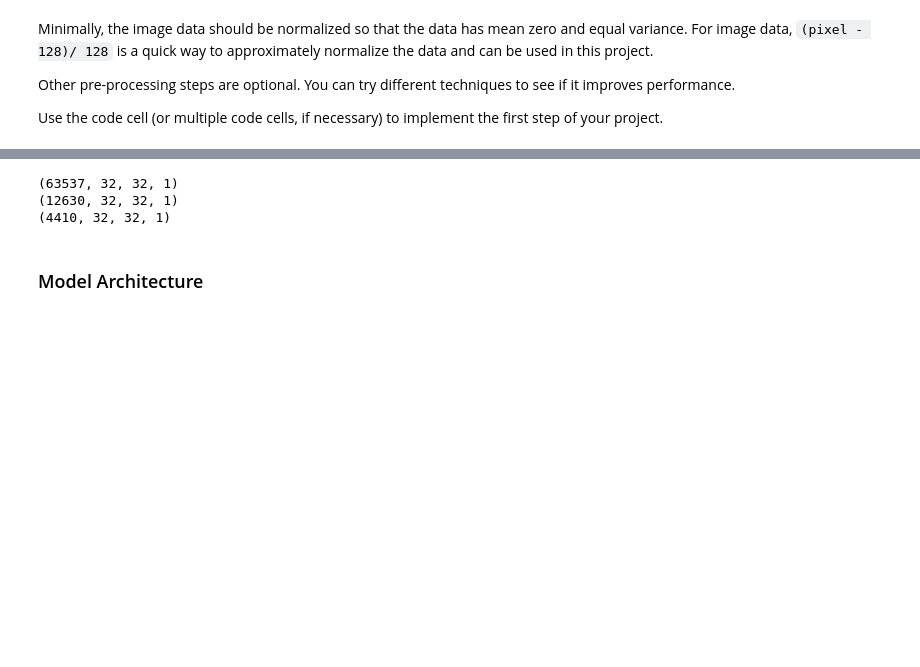
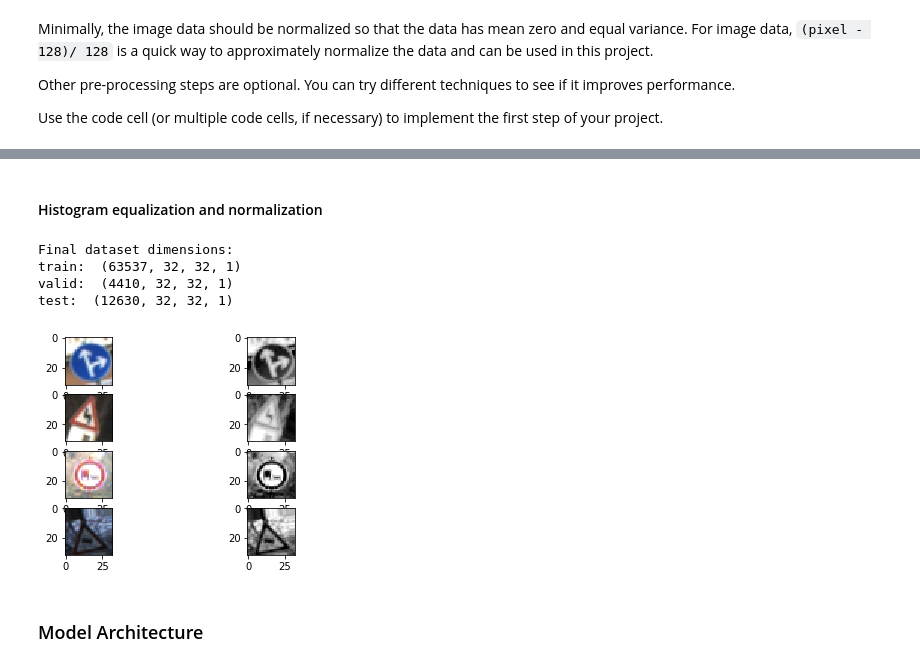
Before and after one commit to rdhelli/CarND-Traffic-Sign-Classifier-Project, a Jupyter notebook: Traffic_Sign_Classifier.ipynb, the cells around one changed output, grey strips where cells are left out. Cells and saved outputs as stored; diff of their text form; code cells hidden in the pictures; blank space fills up the shorter version.

```diff
--- a/Traffic_Sign_Classifier.ipynb
+++ b/Traffic_Sign_Classifier.ipynb
@@ -292,43 +315,57 @@ plt.show()
 [figure]
+# %% [markdown]
+#### Histogram equalization and normalization
 # %%
 ### Preprocess the data here. It is required to normalize the data. Other preprocessing steps could include
 ### converting to grayscale, etc.
 ### Feel free to use as many code cells as needed.
 
 from sklearn.utils import shuffle
 import cv2
 
-X_train, y_train = shuffle(X_train, y_train)
-
-def preproc(data):
+def preprocess(data):
     imgs = np.ndarray((data.shape[0], 32, 32, 1), dtype=np.uint8)
     for i, img in enumerate(data):
         img = img.astype(np.uint8)
         img = cv2.cvtColor(img, cv2.COLOR_BGR2GRAY)
         img = cv2.equalizeHist(img)
         img = np.expand_dims(img, axis=2)
         imgs[i] = img
-    return imgs
-
-def norm(data):
-    data = data.astype('float32')
+    data = imgs.astype('float32')
     return 0.1 + (data - 0)*(0.9 - 0.1)/(255 - 0)
 
-X_train = preproc(X_train)
-X_test = preproc(X_test)
-X_valid = preproc(X_valid)
+plt.figure(7)
+gs = gridspec.GridSpec(4, 2)
+gs.update()
+rand_i = []
+for i in range(4):
+    index = random.randint(0, len(X_train))
+    rand_i.append(index)
+    image = X_train[index].squeeze()
+    plt.subplot(gs[i,0])
+    plt.imshow(image)
 
-X_train = norm(X_train)
-X_test = norm(X_test)
-X_valid = norm(X_valid)
+X_train = preprocess(X_train)
+X_test = preprocess(X_test)
+X_valid = preprocess(X_valid)
 
-print(X_train.shape)
-print(X_test.shape)
-print(X_valid.shape)
+for i, index in enumerate(rand_i):
+    image = X_train[index].squeeze()
+    plt.subplot(gs[i,1])
+    plt.imshow(image, cmap='gray')
+
+print("Final dataset dimensions:")
+print("train: ", X_train.shape)
+print("valid: ", X_valid.shape)
+print("test: ", X_test.shape)
+
+plt.show()
 # %% [output]
-(63537, 32, 32, 1)
-(12630, 32, 32, 1)
-(4410, 32, 32, 1)
+Final dataset dimensions:
+train:  (63537, 32, 32, 1)
+valid:  (4410, 32, 32, 1)
+test:  (12630, 32, 32, 1)
+[figure, added]
 # %% [markdown]
 ### Model Architecture
 # %%
```
Also changed, not shown: parts of 37 cells of this notebook, 54 other files.
